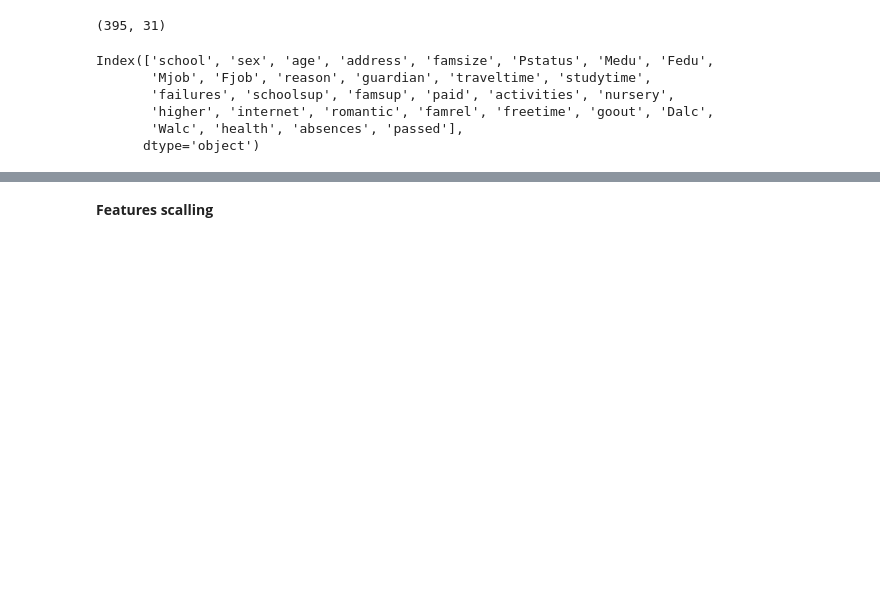
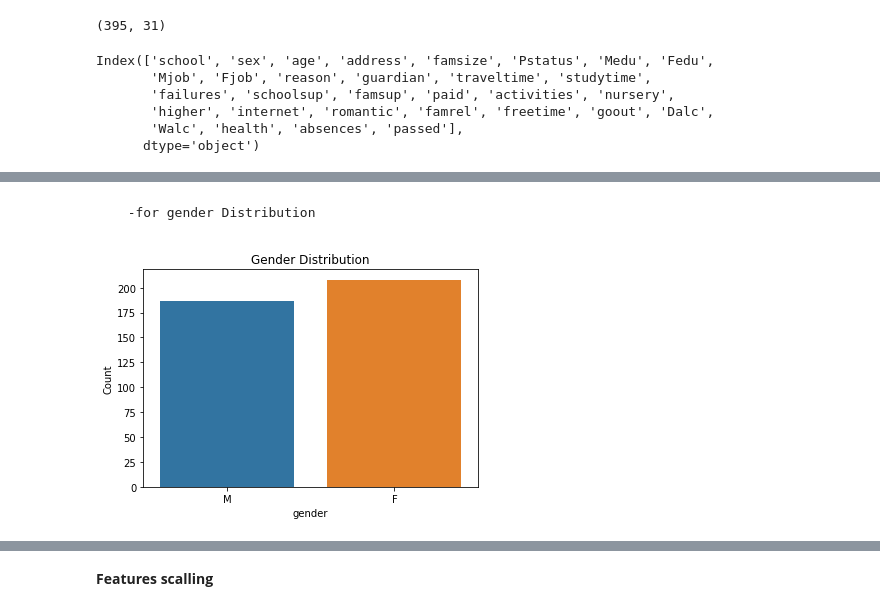
Before and after one commit to mohammedAljadd/students-performance-prediction, a Jupyter notebook: code.ipynb, the cells around one changed output, grey strips where cells are left out. Drawn from its saved outputs; the diff is of its cells as text; code cells hidden in the pictures; blank space fills up the shorter version.

```diff
--- a/code.ipynb
+++ b/code.ipynb
@@ -183,0 +218,11 @@ Index(['school', 'sex', 'age', 'address', 'famsize', 'Pstatus', 'Medu', 'Fedu',
+# %% [markdown]
+      -for gender Distribution
+# %%
+f, fx = plt.subplots()
+figure = sns.countplot(x = 'sex', data=df, order=['M','F'])
+fx = fx.set(ylabel="Count", xlabel="gender")
+figure.grid(False)
+plt.title('Gender Distribution')
+plt.savefig('gender.png', bbox_inches='tight')
+# %% [output]
+[figure, added]
```
Also changed, not shown: parts of 59 cells of this notebook.
